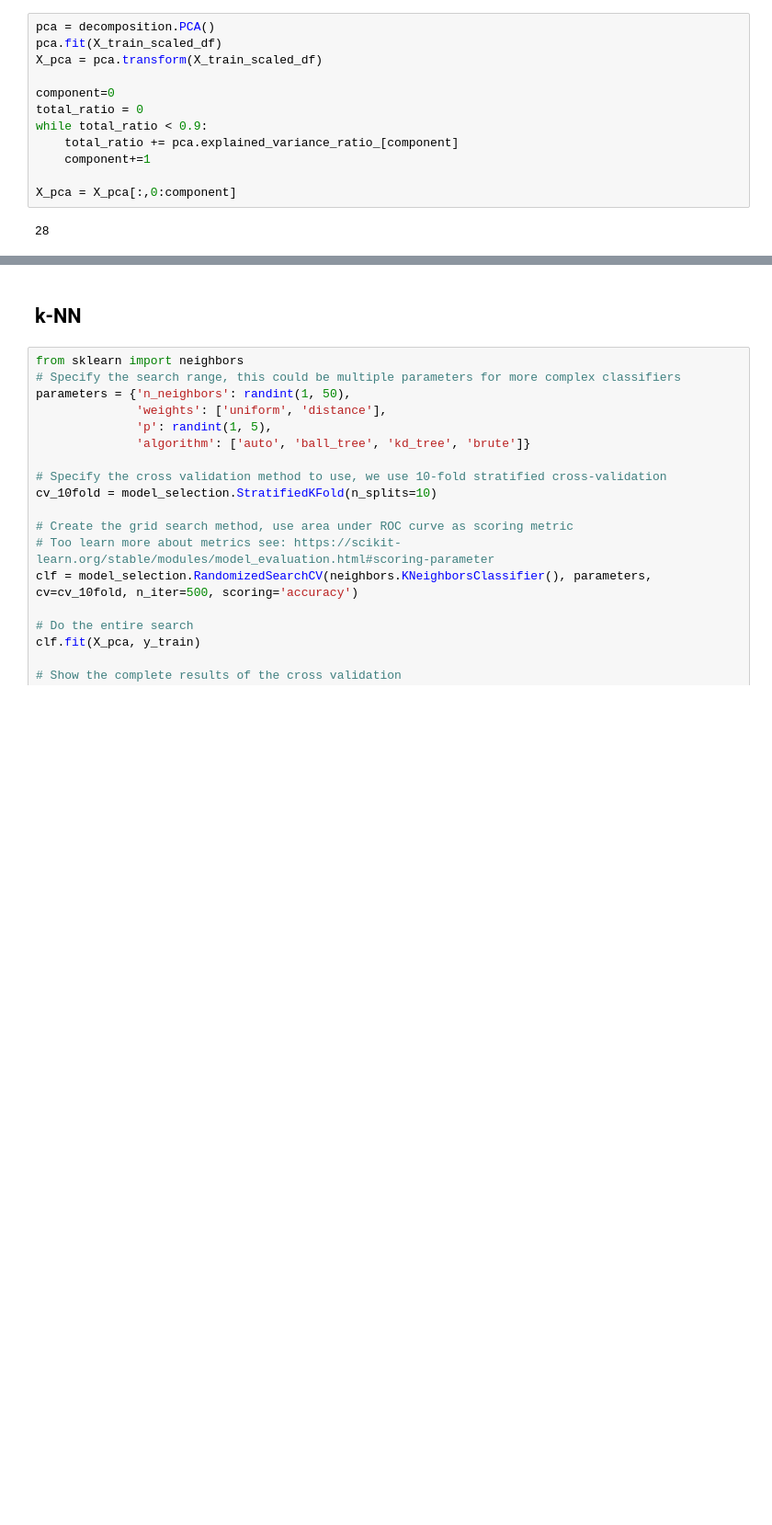
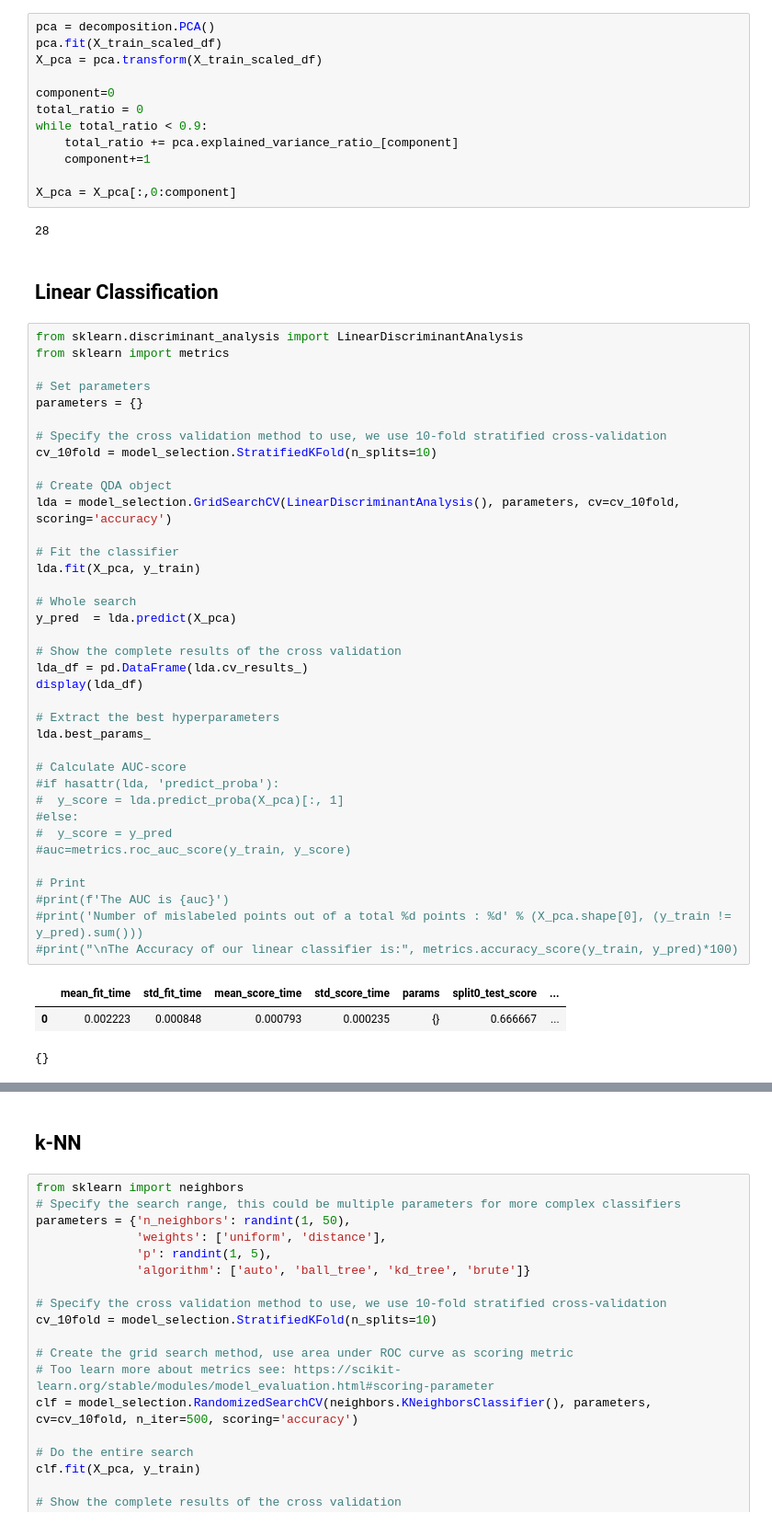
Before and after one commit to Doesjka/TM10007_ML_g9, a Jupyter notebook: assignment.ipynb, the cells around one changed output, grey strips where cells are left out. Shown at 92% size. Saved outputs shown, nothing was run; the diff lists cells and outputs as text; blank space fills up the shorter version.

```diff
--- a/assignment.ipynb
+++ b/assignment.ipynb
@@ -202,3 +202,46 @@ while total_ratio < 0.9:
 X_pca = X_pca[:,0:component]
 # %% [output]
 28
+# %% [markdown]
+## Linear Classification
+# %%
+from sklearn.discriminant_analysis import LinearDiscriminantAnalysis
+from sklearn import metrics
+
+# Set parameters
+parameters = {}
+
+# Specify the cross validation method to use, we use 10-fold stratified cross-validation
+cv_10fold = model_selection.StratifiedKFold(n_splits=10)
+
+# Create QDA object
+lda = model_selection.GridSearchCV(LinearDiscriminantAnalysis(), parameters, cv=cv_10fold, scoring='accuracy')
+
+# Fit the classifier
+lda.fit(X_pca, y_train)
+
+# Whole search
+y_pred  = lda.predict(X_pca)
+
+# Show the complete results of the cross validation
+lda_df = pd.DataFrame(lda.cv_results_)
+display(lda_df)
+
+# Extract the best hyperparameters
+lda.best_params_
+
+# Calculate AUC-score
+#if hasattr(lda, 'predict_proba'):
+#  y_score = lda.predict_proba(X_pca)[:, 1]
+#else:
+#  y_score = y_pred
+#auc=metrics.roc_auc_score(y_train, y_score)
+
+# Print
+#print(f'The AUC is {auc}')
+#print('Number of mislabeled points out of a total %d points : %d' % (X_pca.shape[0], (y_train != y_pred).sum()))
+#print("\nThe Accuracy of our linear classifier is:", metrics.accuracy_score(y_train, y_pred)*100)
+# %% [output]
+|  | mean_fit_time | std_fit_time | mean_score_time | std_score_time | params | split0_test_score | ... |
+| 0 | 0.002223 | 0.000848 | 0.000793 | 0.000235 | {} | 0.666667 | ... |
+{}
```
Also changed, not shown: parts of 2 cells of this notebook.
